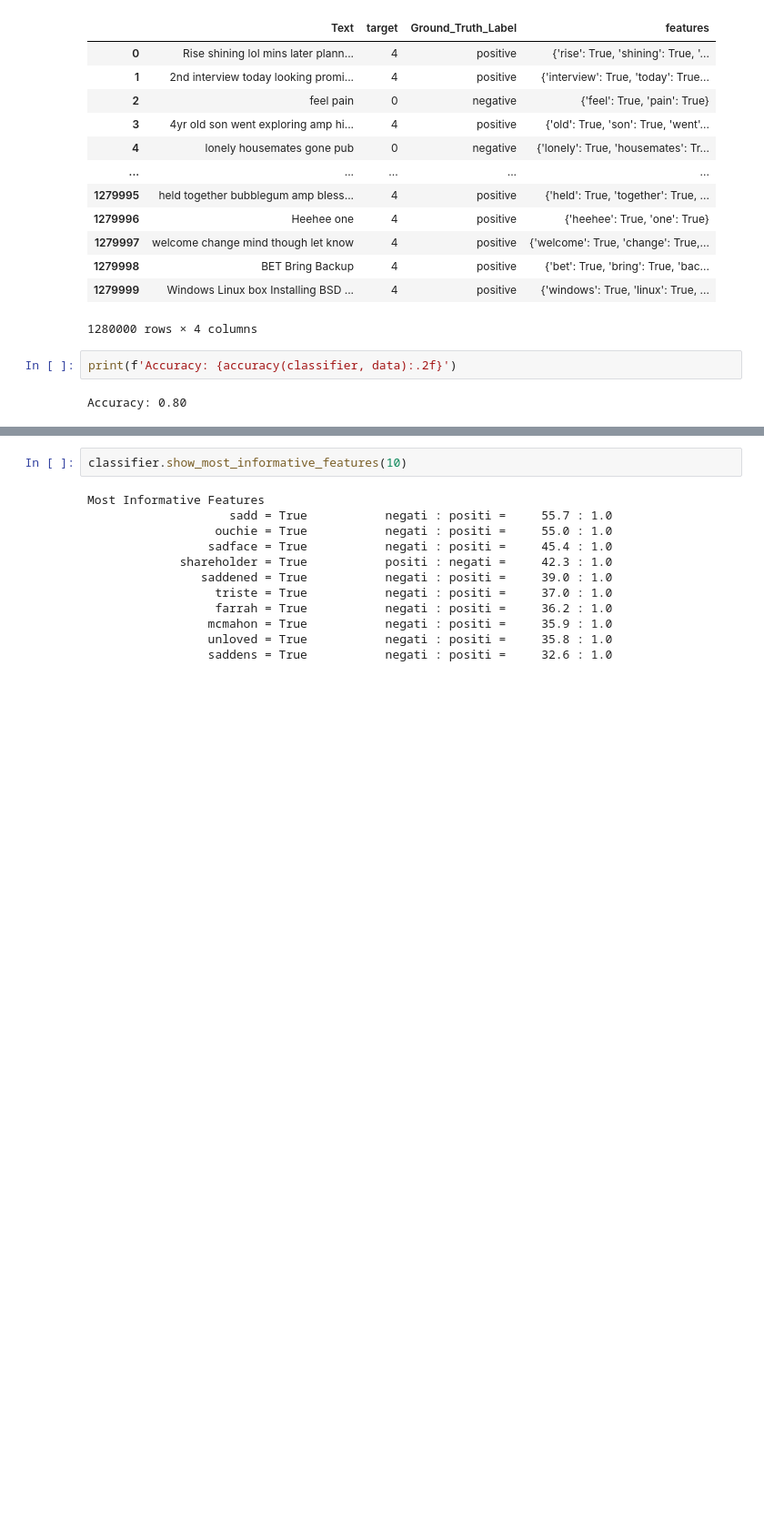
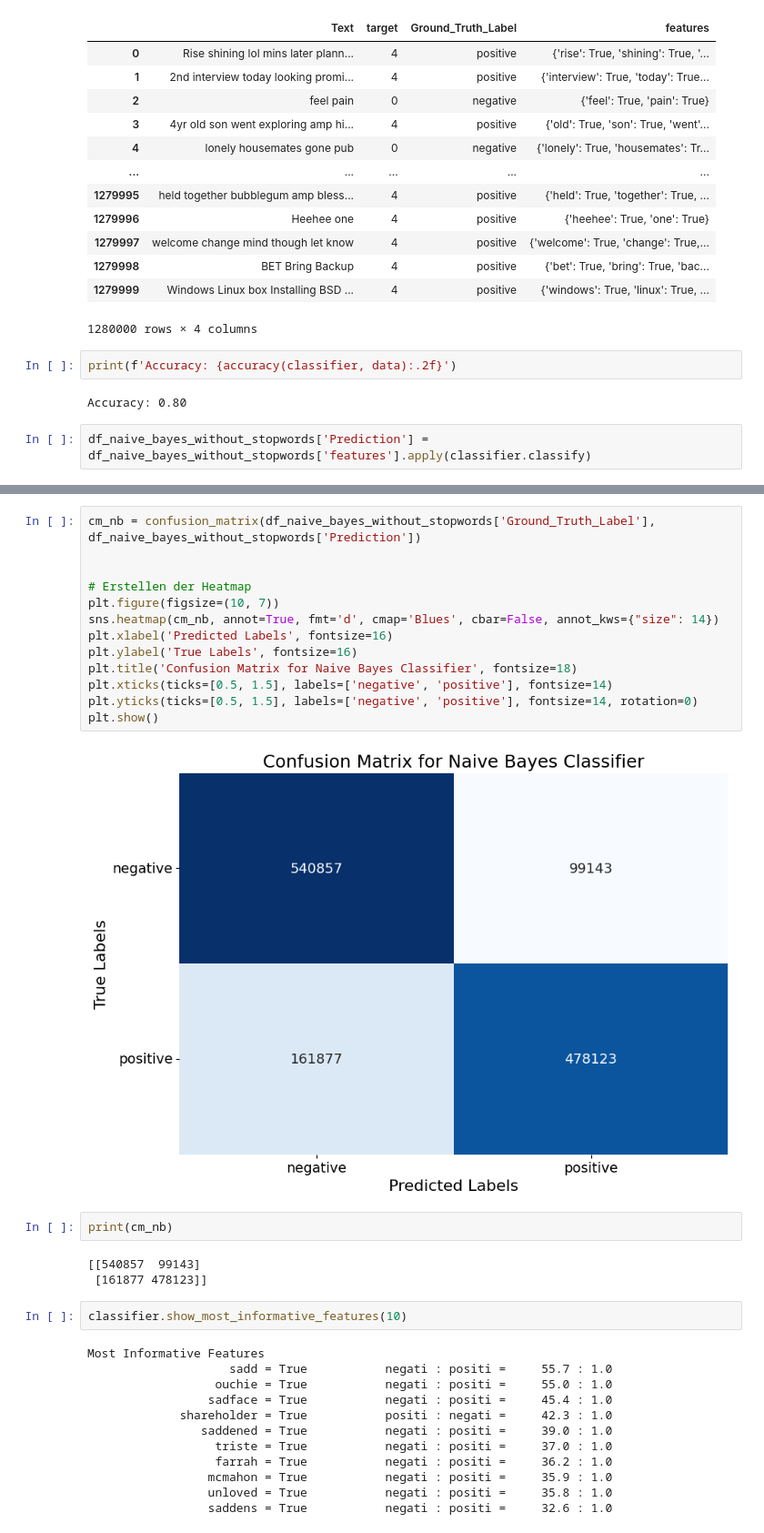
Before and after one commit to Lukas-wsc/Data-Exploration, a Jupyter notebook: Training/ML-Based Approach/Naive_Bayes_without_stopwords copy.ipynb, the cells around one changed output, grey strips where cells are left out. Shown at 91% size. Cells and saved outputs as stored; diff of their text form; blank space fills up the shorter version.

Commit message:
Naive Bayes testing with stopword clearing

```diff
--- a/Training/ML-Based Approach/Naive_Bayes_without_stopwords copy.ipynb
+++ b/Training/ML-Based Approach/Naive_Bayes_without_stopwords copy.ipynb
@@ -73,3 +74,5 @@ df_naive_bayes_without_stopwords
 print(f'Accuracy: {accuracy(classifier, data):.2f}')
 # %% [output]
 Accuracy: 0.80
+# %%
+df_naive_bayes_without_stopwords['Prediction'] = df_naive_bayes_without_stopwords['features'].apply(classifier.classify)
@@ -76,3 +125,23 @@ Accuracy: 0.80
+# %%
+cm_nb = confusion_matrix(df_naive_bayes_without_stopwords['Ground_Truth_Label'], df_naive_bayes_without_stopwords['Prediction'])
+
+
+# Erstellen der Heatmap
+plt.figure(figsize=(10, 7))
+sns.heatmap(cm_nb, annot=True, fmt='d', cmap='Blues', cbar=False, annot_kws={"size": 14})
+plt.xlabel('Predicted Labels', fontsize=16)
+plt.ylabel('True Labels', fontsize=16)
+plt.title('Confusion Matrix for Naive Bayes Classifier', fontsize=18)
+plt.xticks(ticks=[0.5, 1.5], labels=['negative', 'positive'], fontsize=14)
+plt.yticks(ticks=[0.5, 1.5], labels=['negative', 'positive'], fontsize=14, rotation=0)
+plt.show()
+# %% [output]
+[figure, added]
+# %%
+print(cm_nb)
+# %% [output]
+[[540857  99143]
+ [161877 478123]]
 # %%
 classifier.show_most_informative_features(10)
 # %% [output]
```
Also changed, not shown: parts of 7 cells of this notebook, 1 other file.
